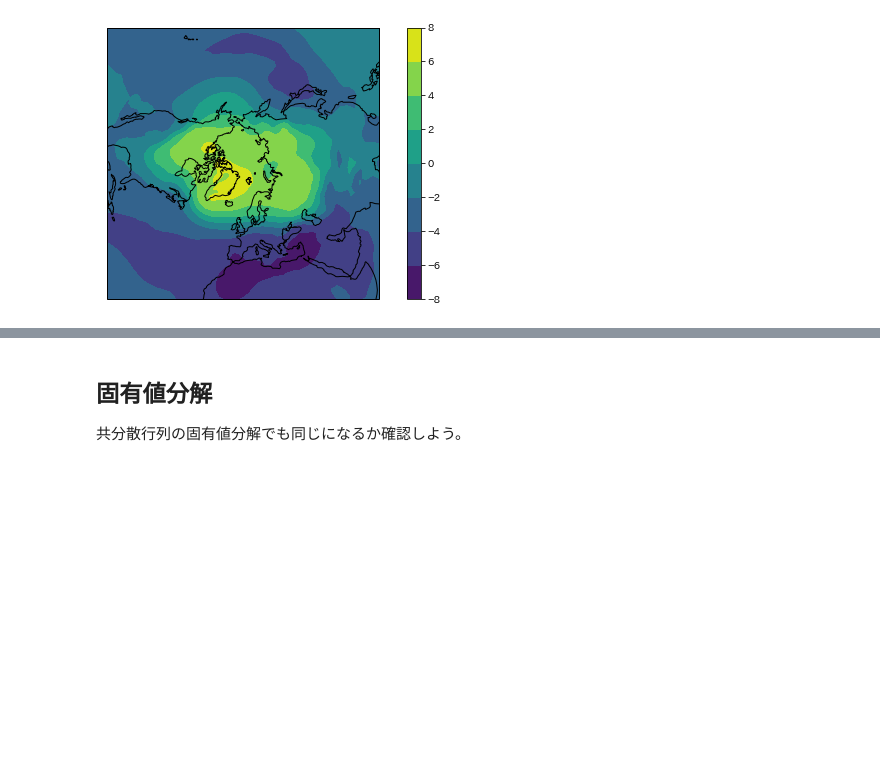
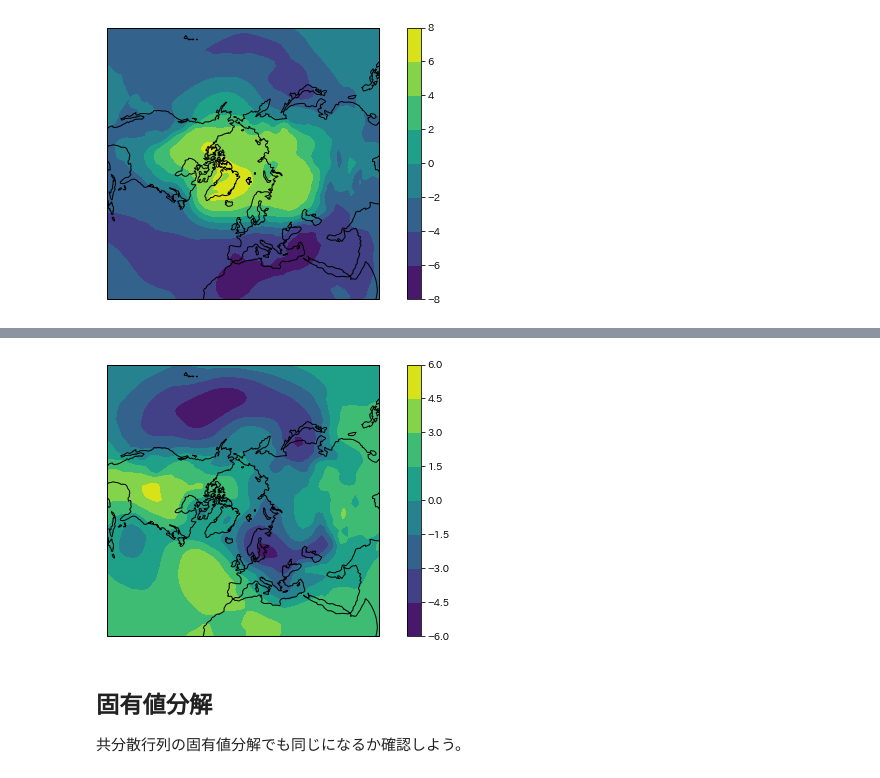
Before and after one commit to deepkick/dsss2018, a Jupyter notebook: EOF.ipynb, the cells around one changed output, grey strips where cells are left out. Saved outputs shown, nothing was run; the diff lists cells and outputs as text; code cells hidden in the pictures; blank space fills up the shorter version.

```diff
--- a/EOF.ipynb
+++ b/EOF.ipynb
@@ -278,3 +285,7 @@ plot_nps(lon, lat, D[0])
+# %%
+plot_nps(lon, lat, D[2])
+# %% [output]
+[figure, added]
 # %% [markdown]
 ## 固有値分解
 共分散行列の固有値分解でも同じになるか確認しよう。
```
Also changed, not shown: parts of 14 cells of this notebook.
